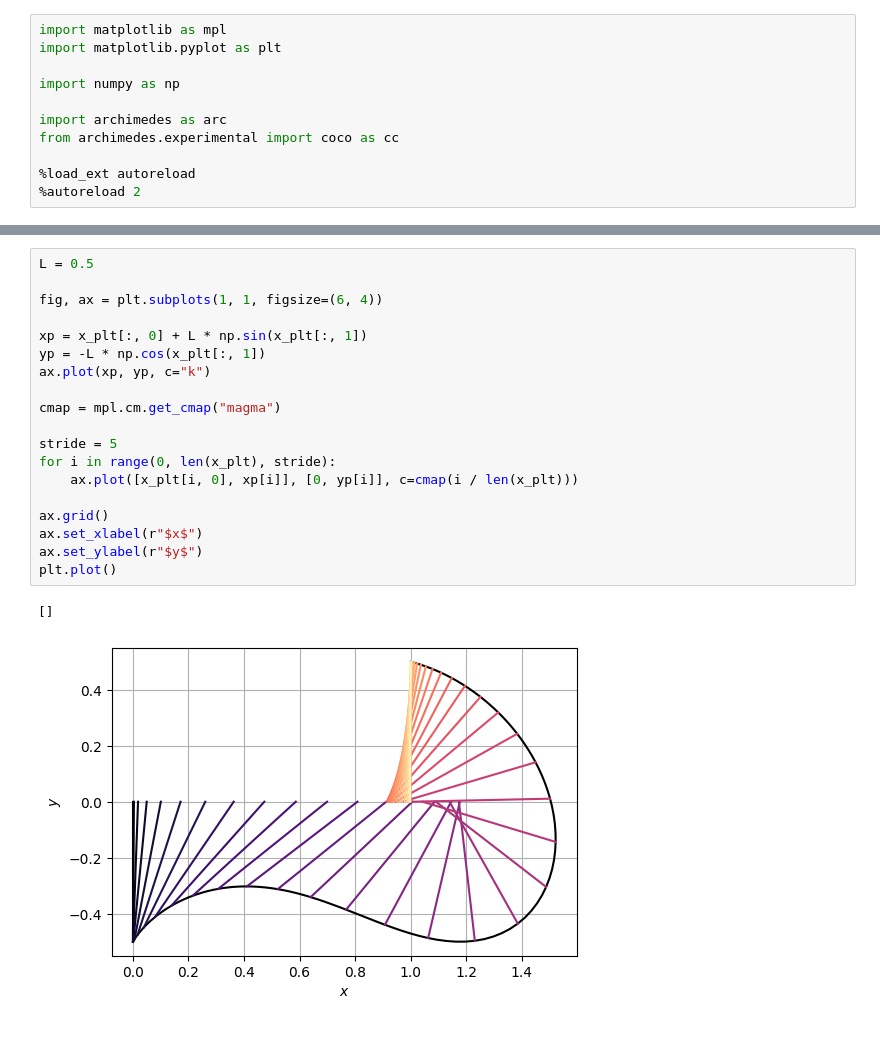
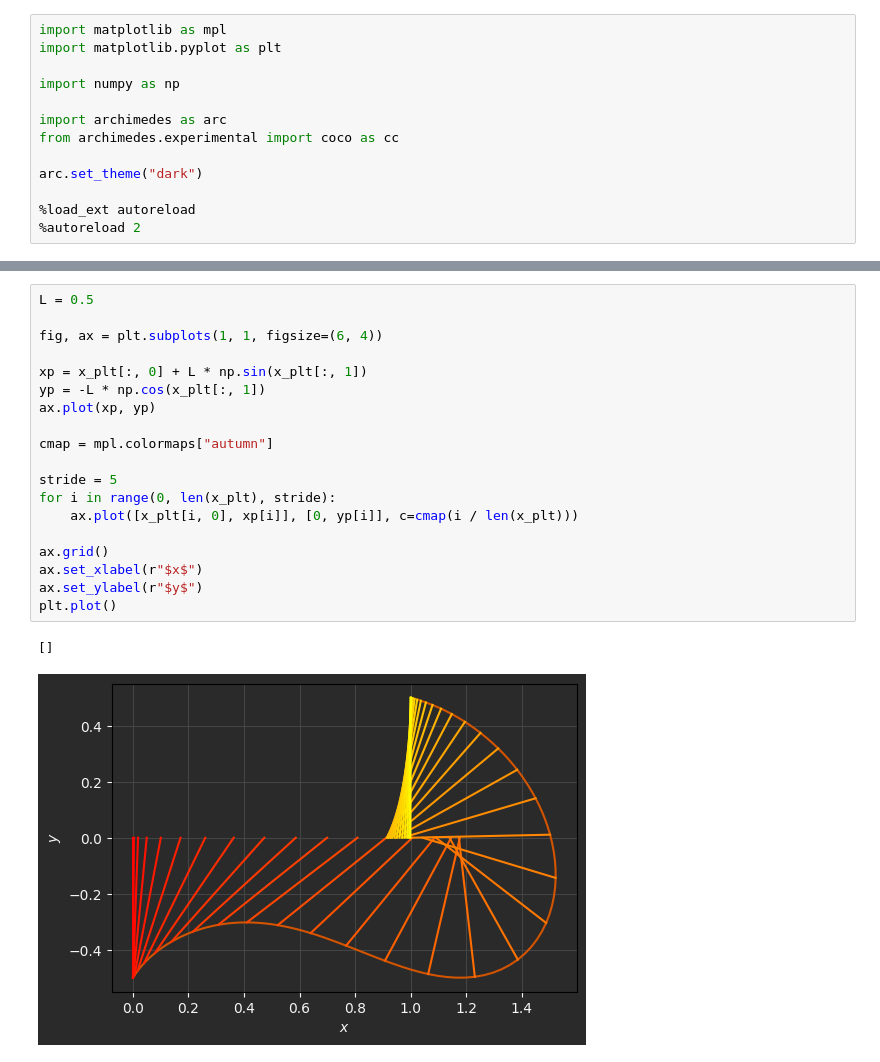
Before and after one commit to PineTreeLabs/archimedes, a Jupyter notebook: examples/trajopt/02-cart-pole.ipynb, the cells around one changed output, grey strips where cells are left out. Drawn from its saved outputs; the diff is of its cells as text.

```diff
--- a/examples/trajopt/02-cart-pole.ipynb
+++ b/examples/trajopt/02-cart-pole.ipynb
@@ -7,5 +7,7 @@ import numpy as np
 import archimedes as arc
 from archimedes.experimental import coco as cc
 
+arc.set_theme("dark")
+
 %load_ext autoreload
 %autoreload 2
@@ -112,22 +117,22 @@ plt.show()
 # %%
 L = 0.5
 
 fig, ax = plt.subplots(1, 1, figsize=(6, 4))
 
 xp = x_plt[:, 0] + L * np.sin(x_plt[:, 1])
 yp = -L * np.cos(x_plt[:, 1])
-ax.plot(xp, yp, c="k")
+ax.plot(xp, yp)
 
-cmap = mpl.cm.get_cmap("magma")
+cmap = mpl.colormaps["autumn"]
 
 stride = 5
 for i in range(0, len(x_plt), stride):
     ax.plot([x_plt[i, 0], xp[i]], [0, yp[i]], c=cmap(i / len(x_plt)))
 
 ax.grid()
 ax.set_xlabel(r"$x$")
 ax.set_ylabel(r"$y$")
 plt.plot()
 # %% [output]
 []
-[figure, old version]
+[figure, new version]
```
Also changed, not shown: parts of 3 cells of this notebook, 28 other files.
